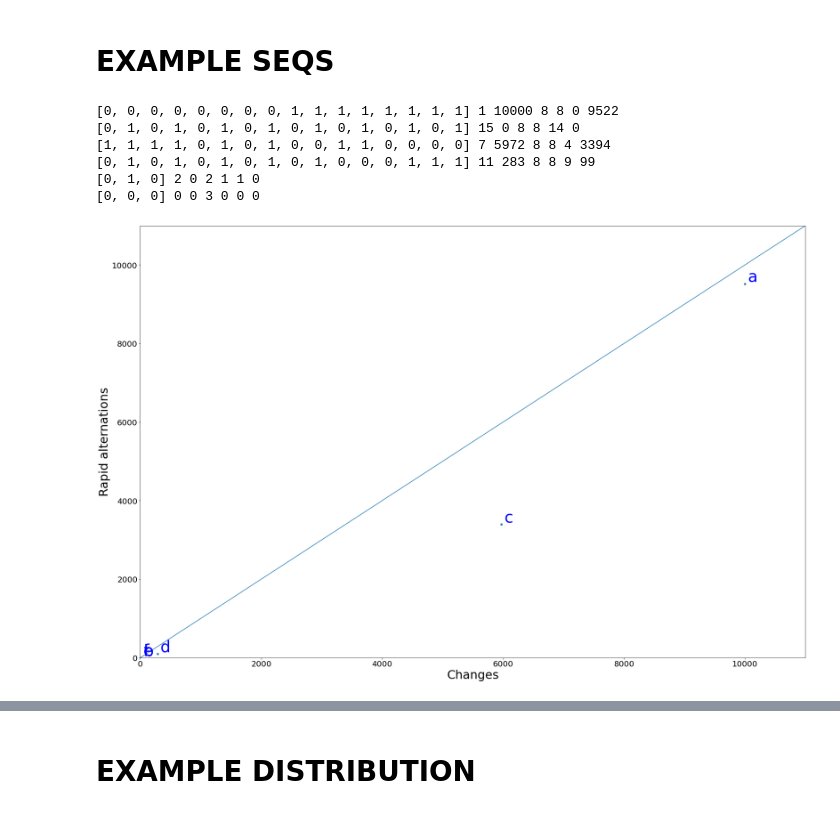
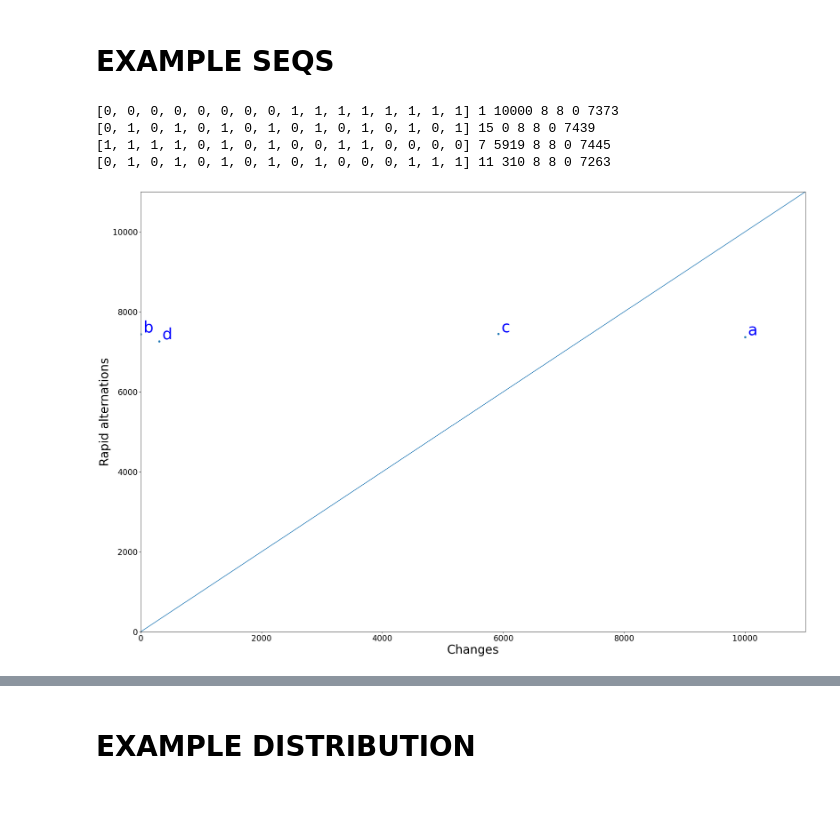
Before and after one commit to MartijnNaaijer/hebrew_spelling_variation, a Jupyter notebook: notebooks/block_spelling_and_rapid_alternation.ipynb, the cells around one changed output, grey strips where cells are left out. Drawn from its saved outputs; the diff is of its cells as text; code cells hidden in the pictures.

```diff
--- a/notebooks/block_spelling_and_rapid_alternation.ipynb
+++ b/notebooks/block_spelling_and_rapid_alternation.ipynb
@@ -12,7 +12,7 @@ import numpy as np
 import seaborn as sns
 
 data_folder = '../data'
-data_files = ['ptca_qal.csv', 'ptcp_qal.csv', 'infc_qal_triliteral.csv', 'infa_qal.csv', 'hiphil_triliteral_with_hireq.csv']
+data_files = ['ptca_qal.csv', 'infc_qal_triliteral.csv']
 # %%
 def import_mt_data(data_folder, data_file):
     dat = pd.read_csv(os.path.join(data_folder, data_file), sep='\t')
@@ -68,7 +68,7 @@ def make_all_samples_for_book_alternations(num_samples, book_vowel_letters, n):
     alternations = []
     for _ in range(num_samples):
         random_sample = make_random_sample(book_vowel_letters)
-        n_grams = make_n_grams(random_sample, 4)
+        n_grams = make_n_grams(random_sample, n)
         num_alternations = count_alternations(n_grams)
         alternations.append(num_alternations)
     return alternations
@@ -187,11 +187,19 @@ for data_file in data_files:
     datasets[data_name] = mt_df
     change_dict = calculate_changes_and_alternations(mt_df, num_samples, min_permutations)
     change_df = make_change_df(change_dict)
+    #print(change_df.head())
 
+    print('Books with high value of larger_than_random_changes')
+    high_df = change_df[change_df.larger_than_random_changes > (num_samples - num_samples*0.025)]
+    print(high_df[['book', 'larger_than_random_changes']])
+
+    print('Books with low value of larger_than_random_changes')
+    low_df = change_df[change_df.larger_than_random_changes < (num_samples - num_samples*0.975)]
+    print(low_df[['book', 'larger_than_random_changes']])
 
     # Make and save figures
     make_changes_dotplot(change_df, data_name)
-    make_changes_fullness_scatterplot(change_df, data_name, 'change')
-    make_changes_length_scatterplot(change_df, data_name, 'change')
+    make_changes_fullness_scatterplot(change_df, data_name, 'larger_than_random_changes', 'change')
+    make_changes_length_scatterplot(change_df, data_name, 'larger_than_random_changes', 'change')
 # %% [output]
 ptca_qal
@@ -552,11 +613,9 @@ demo_dict = {
     'b': [0,1,0,1,0,1,0,1,0,1,0,1,0,1,0,1],
     'c': [1,1,1,1,0,1,0,1,0,0,1,1,0,0,0,0],
     'd': [0,1,0,1,0,1,0,1,0,1,0,0,0,1,1,1],
-    'e': [0,1,0],
-    'f': [0,0,0]
+    #'e': [0,1,0],
+    #'f': [0,0,0]
 }
-
-
 
 num_samples = 10000
 
@@ -569,6 +628,7 @@ for book_name, book in demo_dict.items():
 
     book_vl_copy = book.copy()
     book_samples_changes = make_all_samples_for_book_changes(num_samples, book_vl_copy)
+    #print(book_samples_changes)
     bigrams = make_n_grams(book, 2)
     num_changes_book = count_changes(bigrams)
     larger_than_book_changes = sum([1 if change > num_changes_book else 0 for change in book_samples_changes])
@@ -590,40 +650,38 @@ for book_name, book in demo_dict.items():
         'larger_than_random_alternations': larger_than_book_alternations
     }
     info_dict[book_name] = info
 
 df = pd.DataFrame(info_dict).T
 df.columns
 
 plt.figure(figsize=(30,20))
 plt.xlim([0, 11000])
 plt.ylim([0, 11000])
 
 ident = [0.0, 100000]
 plt.plot(ident,ident)
 
 sns.scatterplot(data=df,x='larger_than_random_changes',y='larger_than_random_alternations')
 
 plt.xlabel('Changes',size=30)
 plt.ylabel('Rapid alternations', size=30)
 
 plt.xticks(fontsize=20)
 plt.yticks(fontsize=20)
 
 for i in range(df.shape[0]):
     plt.text(x=df.larger_than_random_changes[i]+50,y=df.larger_than_random_alternations[i]+50, s=df.book[i],
              fontdict=dict(color='blue', size=40),
             )
 
 plt.savefig('demo_scatterplot_example.png')
 plt.show()
 # %% [output]
-[0, 0, 0, 0, 0, 0, 0, 0, 1, 1, 1, 1, 1, 1, 1, 1] 1 10000 8 8 0 9522
-[0, 1, 0, 1, 0, 1, 0, 1, 0, 1, 0, 1, 0, 1, 0, 1] 15 0 8 8 14 0
-[1, 1, 1, 1, 0, 1, 0, 1, 0, 0, 1, 1, 0, 0, 0, 0] 7 5972 8 8 4 3394
-[0, 1, 0, 1, 0, 1, 0, 1, 0, 1, 0, 0, 0, 1, 1, 1] 11 283 8 8 9 99
-[0, 1, 0] 2 0 2 1 1 0
-[0, 0, 0] 0 0 3 0 0 0
+[0, 0, 0, 0, 0, 0, 0, 0, 1, 1, 1, 1, 1, 1, 1, 1] 1 10000 8 8 0 7373
+[0, 1, 0, 1, 0, 1, 0, 1, 0, 1, 0, 1, 0, 1, 0, 1] 15 0 8 8 0 7439
+[1, 1, 1, 1, 0, 1, 0, 1, 0, 0, 1, 1, 0, 0, 0, 0] 7 5919 8 8 0 7445
+[0, 1, 0, 1, 0, 1, 0, 1, 0, 1, 0, 0, 0, 1, 1, 1] 11 310 8 8 0 7263
-[figure, old version]
+[figure, new version]
 # %%
 # ONLY CHANGES
 
```
Also changed, not shown: parts of 7 cells of this notebook, 58 other files.
